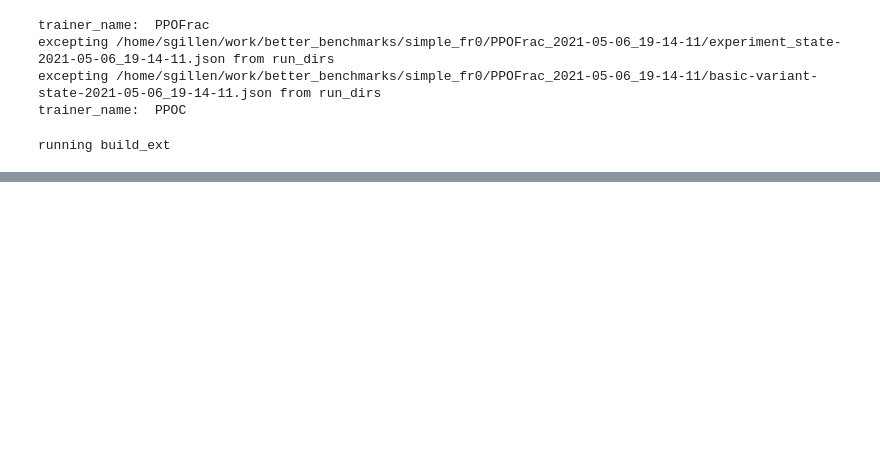
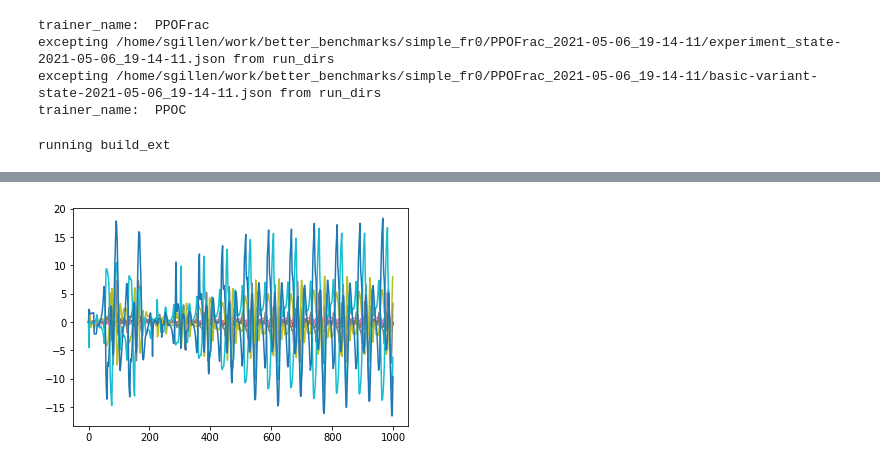
Before and after one commit to sgillen/better_benchmarks, a Jupyter notebook: eig_analysis.ipynb, the cells around one changed output, grey strips where cells are left out. Saved outputs shown, nothing was run; the diff lists cells and outputs as text; code cells hidden in the pictures; blank space fills up the shorter version.

```diff
--- a/eig_analysis.ipynb
+++ b/eig_analysis.ipynb
@@ -208,18 +209,17 @@ trainer_name:  PPOC
 trainer_name = "PPOC"
 seed = 0
 #===============================
-env_name = "Walker2d-v2"
-post_names = ['identity', 'mdim_div']
+# env_name = "Walker2d-v2"
+# post_names = ['identity', 'mdim_div']
 
-def my_reset(env, point):
-    env.reset()
-    qpos = np.concatenate((np.array([0.0]), point[:8]))
-    qvel = point[8:]
-    env.unwrapped.set_state(qpos, qvel)
-    return env.unwrapped._get_obs()
+# def my_reset(env, point):
+#     env.reset()
+#     qpos = np.concatenate((np.array([0.0]), point[:8]))
+#     qvel = point[8:]
+#     env.unwrapped.set_state(qpos, qvel)
+#     return env.unwrapped._get_obs()
 
-rollout_length = 1000
-lookback_length = 50
+# rollout_length = 1000
 
 #===============================
 # env_name = "HalfCheetah-v2"
@@ -236,19 +236,16 @@ lookback_length = 50
 # rollout_length = 100
 # lookback_length = 5
 #===============================
-# env_name = "Hopper-v2"
-# post_names = ['madodiv', 'mdim_div']
+env_name = "Hopper-v2"
 
-# def my_reset(env, point):
-#     env.reset()
-#     qpos = np.concatenate((np.array([0.0]), point[:5]))
-#     qvel = point[5:]
-#     env.unwrapped.set_state(qpos, qvel)
-#     return env.unwrapped._get_obs()
+def my_reset(env, point):
+    env.reset()
+    qpos = np.concatenate((np.array([0.0]), point[:5]))
+    qvel = point[5:]
+    env.unwrapped.set_state(qpos, qvel)
+    return env.unwrapped._get_obs()
 
-# seeds = [0,1,2,3,4,5,6,7,8,9]
-# rollout_length = 3
-# lookback_length = 1
+rollout_length = 1000
 # ===============================
 
 
@@ -273,0 +370,4 @@ running build_ext
+# %%
+plt.plot(sdiff);
+# %% [output]
+[figure, added]
```
Also changed, not shown: parts of 9 cells of this notebook, 4 other files.
